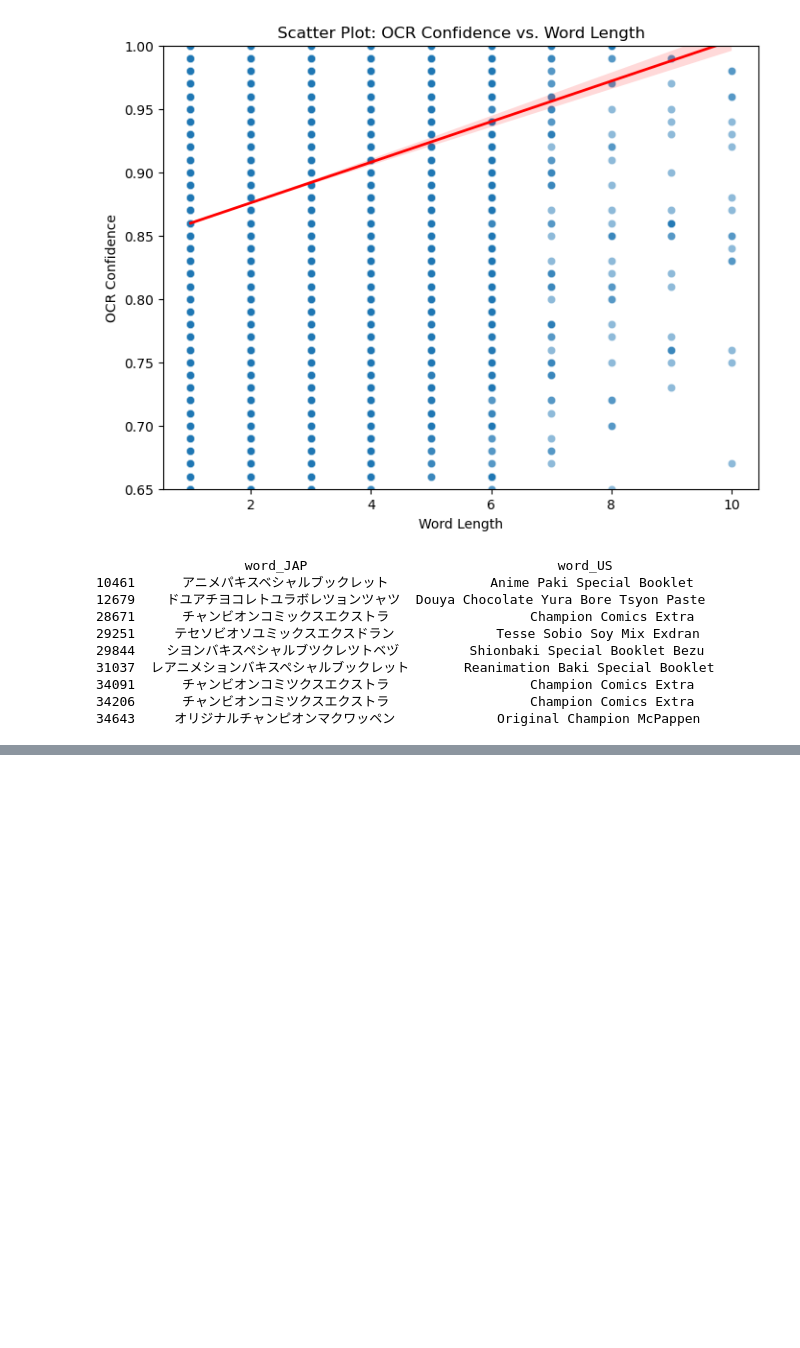
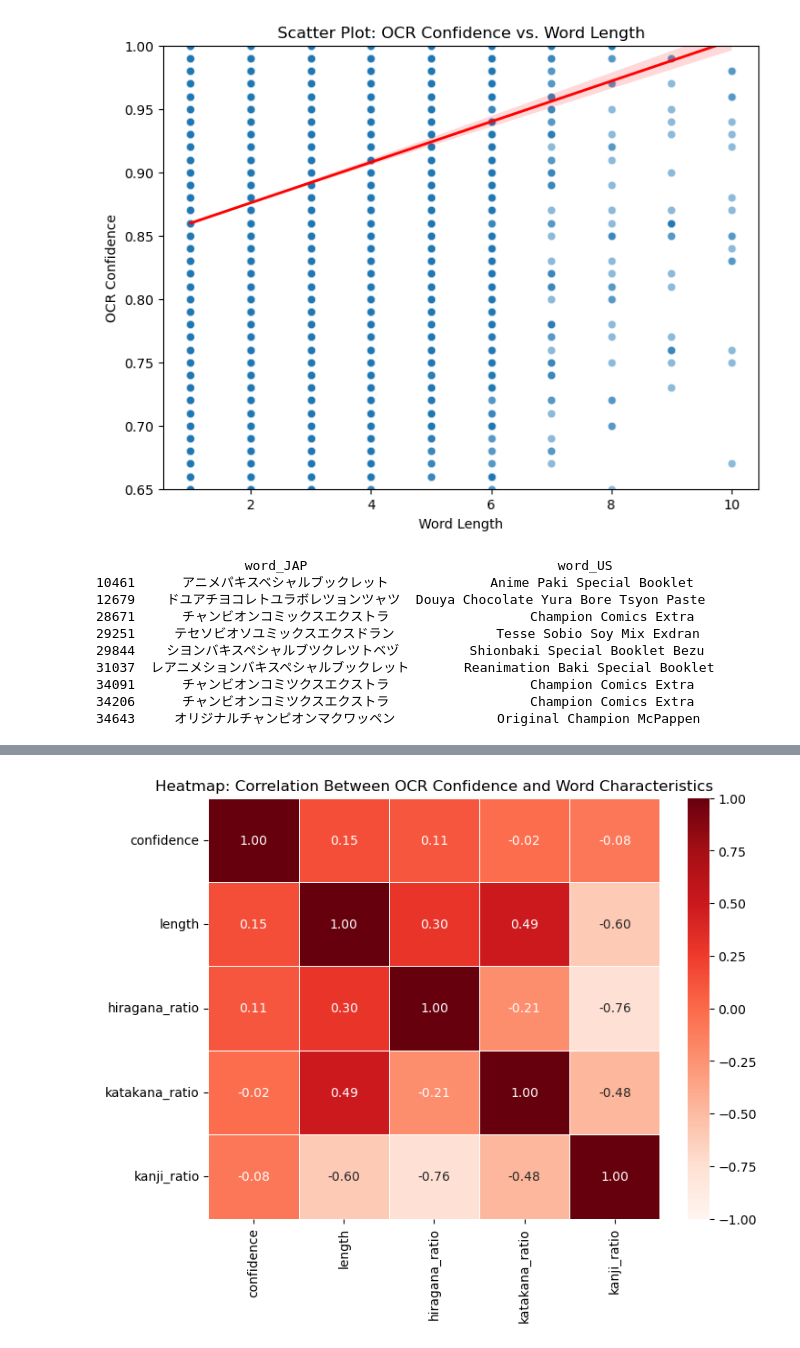
Before and after one commit to AndrewNemkov27/capstone, a Jupyter notebook: (1)-main/(1)-codeAndData/q1.ipynb, the cells around one changed output, grey strips where cells are left out. Drawn from its saved outputs; the diff is of its cells as text; code cells hidden in the pictures; blank space fills up the shorter version.

```diff
--- a/(1)-main/(1)-codeAndData/q1.ipynb
+++ b/(1)-main/(1)-codeAndData/q1.ipynb
@@ -105,0 +155,28 @@ plt.show()
+# %%
+import seaborn as sns
+import matplotlib.pyplot as plt
+
+# use only relevant numerical columns
+correlation_data = df_filtered[["confidence", "length", "hiragana_ratio", "katakana_ratio", "kanji_ratio"]]
+
+# correlation matrix
+corr_matrix = correlation_data.corr()
+
+# plot 3: heatmap
+plt.figure(figsize=(8, 6))
+sns.heatmap(
+    corr_matrix,
+    annot=True,  # show correlation values
+    cmap="Reds",
+    fmt=".2f",  # format numbers to 2 decimal places
+    linewidths=0.5,  # add lines between cells for clarity
+    vmin=-1, vmax=1  # ensure consistent color scaling
+)
+
+# tilt x axis names
+plt.xticks(rotation=45, ha="right", rotation_mode="anchor", x=0.1)
+
+plt.title("Heatmap: Correlation Between OCR Confidence and Word Characteristics")
+plt.show()
+# %% [output]
+[figure, added]
```
Also changed, not shown: parts of 6 cells of this notebook, 2 other files.
